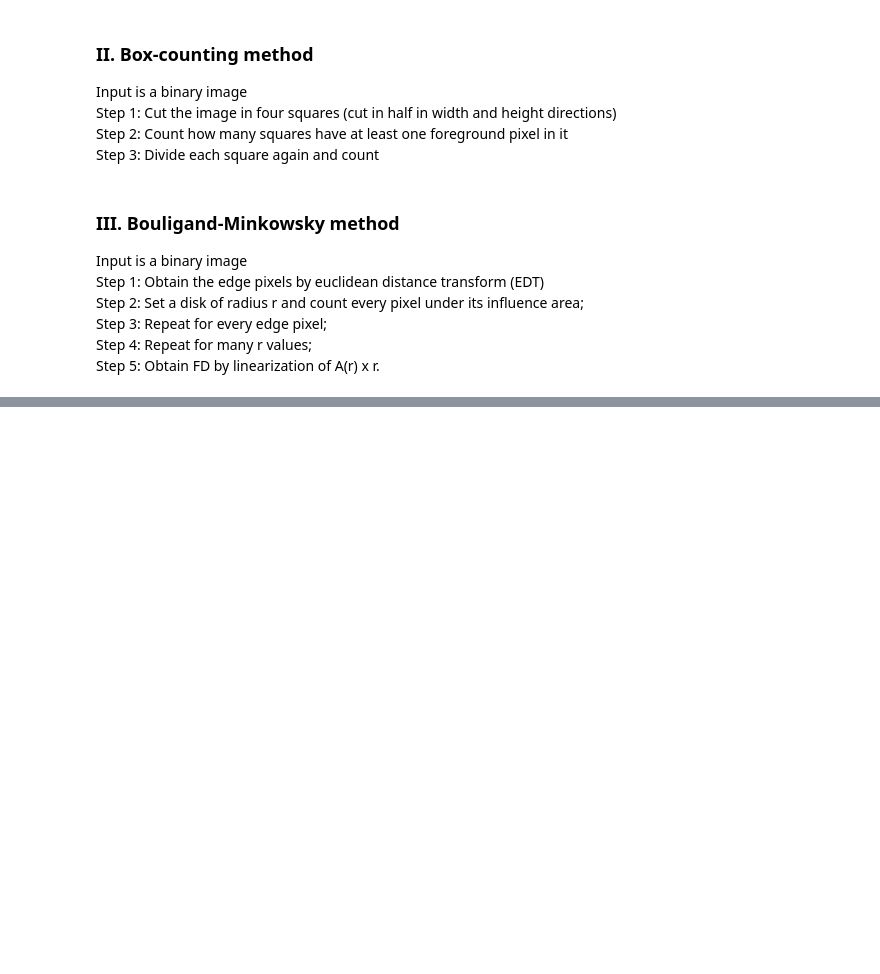
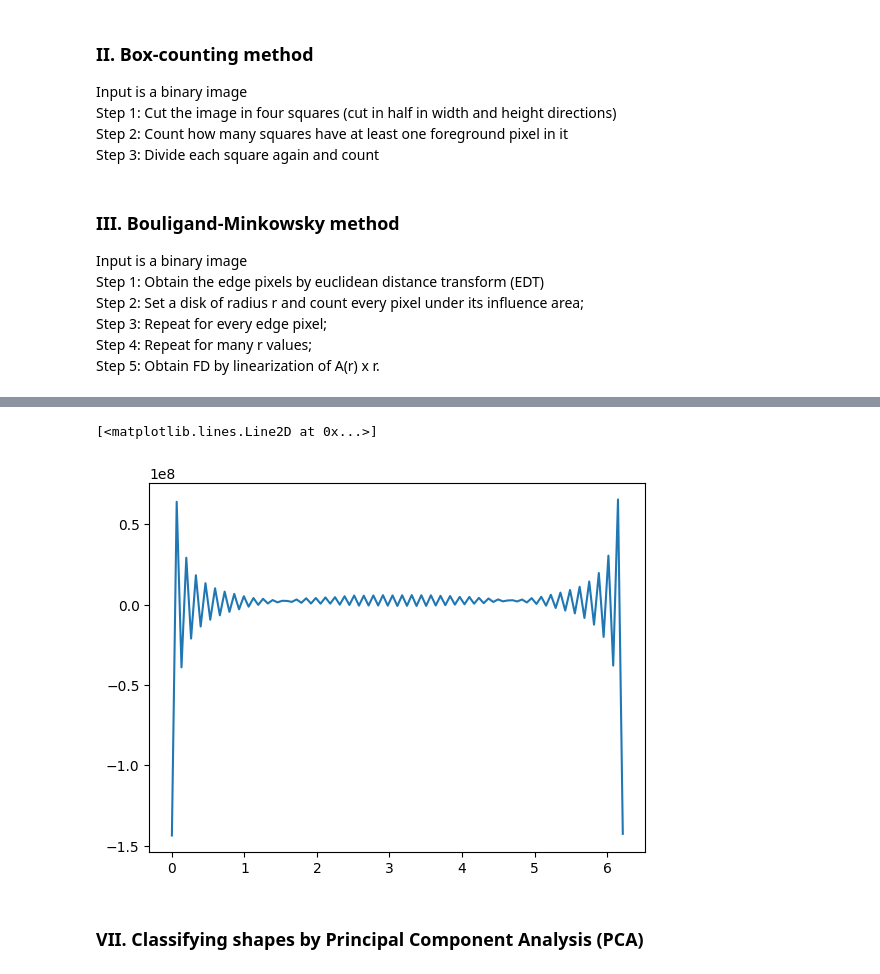
Before and after one commit to pedromazim/visao, a Jupyter notebook: project_fractal_dimension_texture.ipynb, the cells around one changed output, grey strips where cells are left out. Drawn from its saved outputs; the diff is of its cells as text; code cells hidden in the pictures; blank space fills up the shorter version.

```diff
--- a/project_fractal_dimension_texture.ipynb
+++ b/project_fractal_dimension_texture.ipynb
@@ -352,0 +430,5 @@ array([[1.41421356, 1.        , 1.41421356],
+# %%
+pt.plot(x, dydx)
+# %% [output]
+[<matplotlib.lines.Line2D at 0x...>]
+[figure, added]
@@ -352,0 +437,2 @@ array([[1.41421356, 1.        , 1.41421356],
+# %% [markdown]
+### VII. Classifying shapes by Principal Component Analysis (PCA)
```
Also changed, not shown: parts of 32 cells of this notebook.
